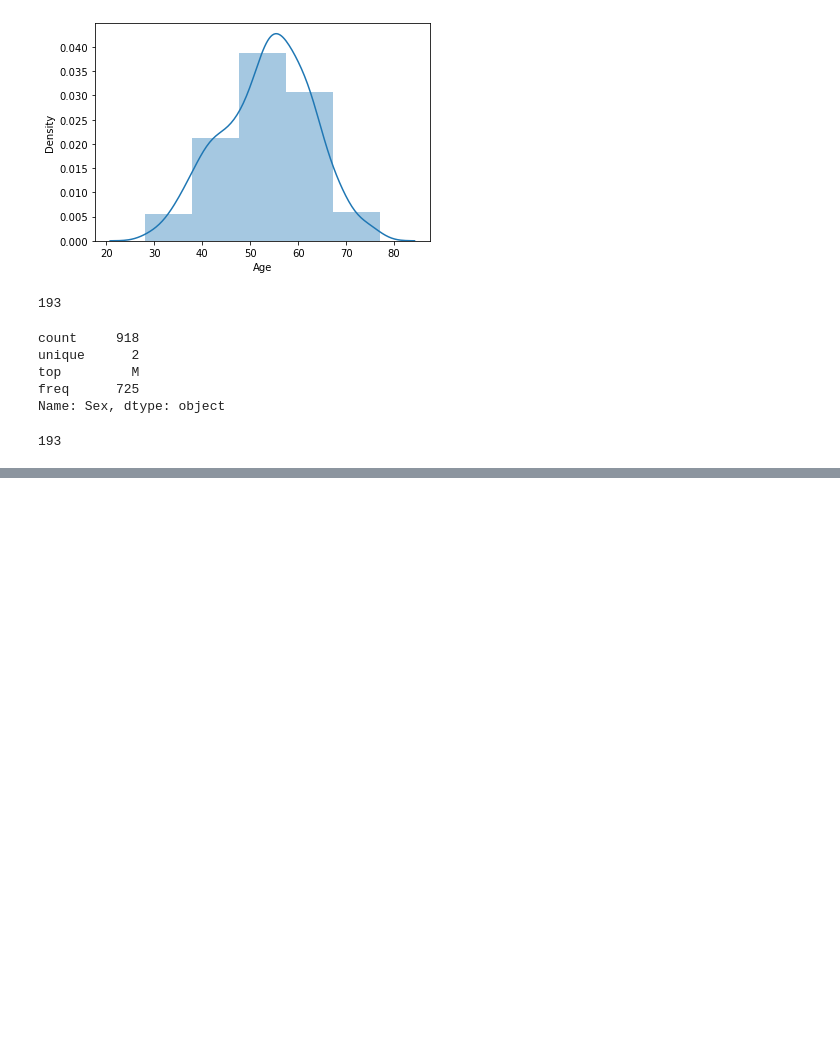
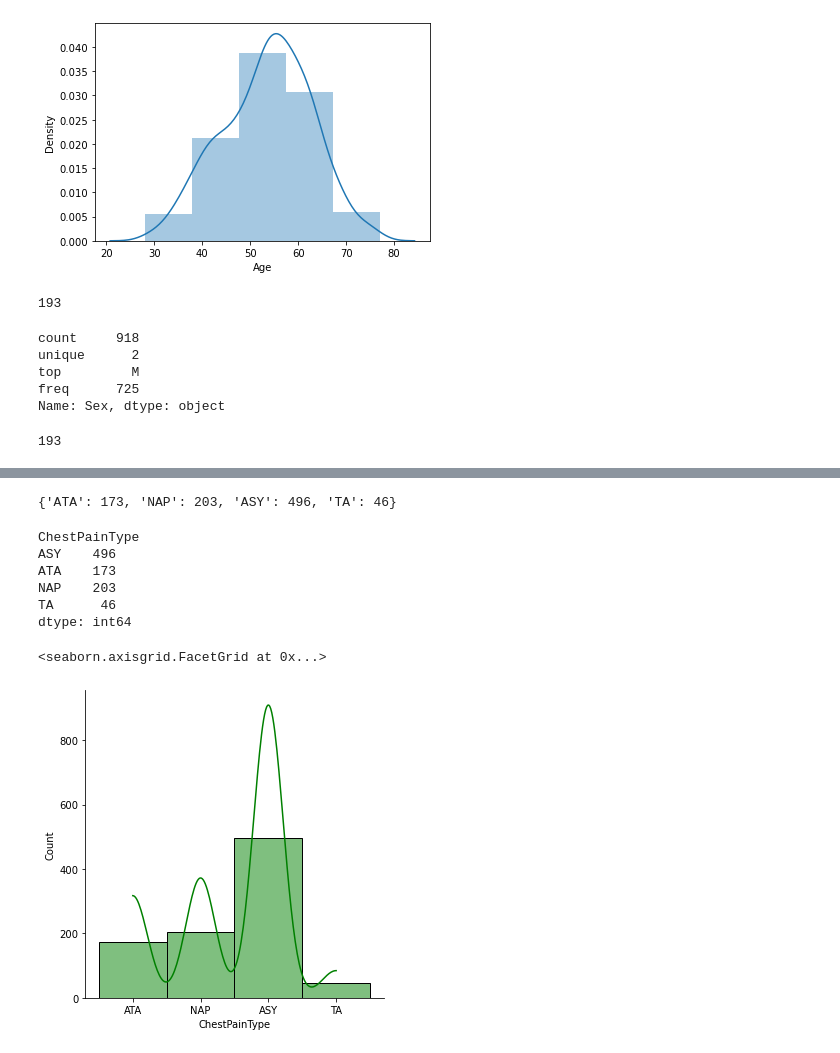
Before and after one commit to AbhishekWaghchaure/PythonBootCamp, a Jupyter notebook: DataVisualization/HeartDisease -Exploratory Data Analysis.ipynb, the cells around one changed output, grey strips where cells are left out. Cells and saved outputs as stored; diff of their text form; code cells hidden in the pictures; blank space fills up the shorter version.

```diff
--- a/DataVisualization/HeartDisease -Exploratory Data Analysis.ipynb
+++ b/DataVisualization/HeartDisease -Exploratory Data Analysis.ipynb
@@ -61,0 +71,25 @@ len(df[df['Sex'] == 'F'])
+# %%
+ChestPain = {}
+for name in df['ChestPainType'].unique():
+    count = 0
+    for i in df['ChestPainType']:
+        if i == name:
+            count += 1
+    ChestPain[name] = count
+ChestPain
+# %% [output]
+{'ATA': 173, 'NAP': 203, 'ASY': 496, 'TA': 46}
+# %%
+df.groupby(['ChestPainType']).size()
+# %% [output]
+ChestPainType
+ASY    496
+ATA    173
+NAP    203
+TA      46
+dtype: int64
+# %%
+sns.displot(df['ChestPainType'], kde = 'True', color = 'green')
+# %% [output]
+<seaborn.axisgrid.FacetGrid at 0x...>
+[figure, added]
```
Also changed, not shown: parts of 3 cells of this notebook, 1 other file.
